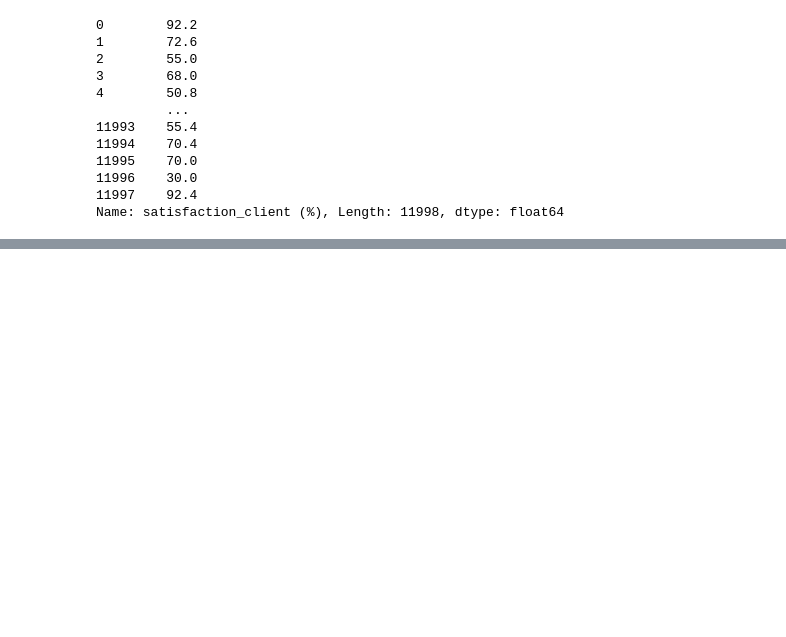
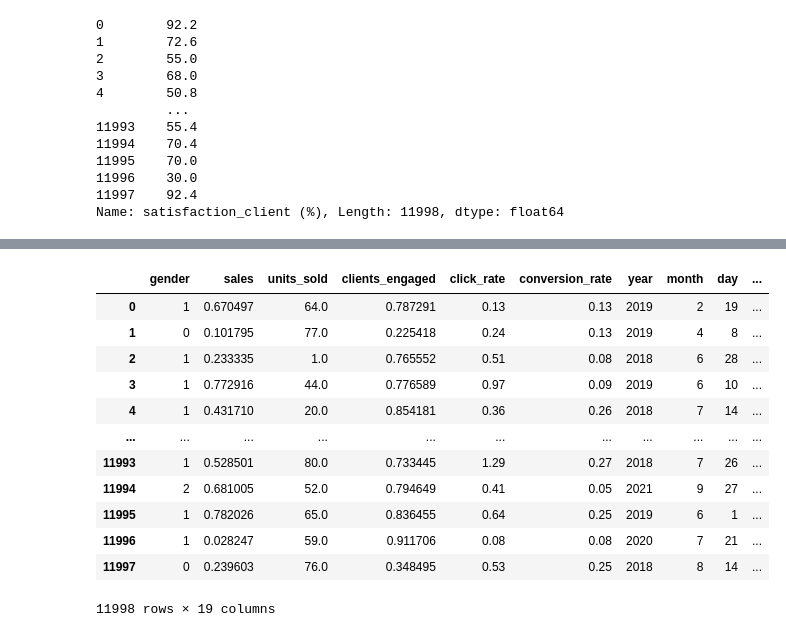
Before and after one commit to OUM124/Analysis-of-the-Campaign-Marketing, a Jupyter notebook: Modeling.ipynb, the cells around one changed output, grey strips where cells are left out. Saved outputs shown, nothing was run; the diff lists cells and outputs as text; code cells hidden in the pictures; blank space fills up the shorter version.

```diff
--- a/Modeling.ipynb
+++ b/Modeling.ipynb
@@ -190,3 +195,19 @@ Tuned Model R-squared: 0.0004697946193884528
+# %%
+data_train
+# %% [output]
+|  | gender | sales | units_sold | clients_engaged | click_rate | conversion_rate | year | month | day | ... |
+| 0 | 1 | 0.670497 | 64.0 | 0.787291 | 0.13 | 0.13 | 2019 | 2 | 19 | ... |
+| 1 | 0 | 0.101795 | 77.0 | 0.225418 | 0.24 | 0.13 | 2019 | 4 | 8 | ... |
+| 2 | 1 | 0.233335 | 1.0 | 0.765552 | 0.51 | 0.08 | 2018 | 6 | 28 | ... |
+| 3 | 1 | 0.772916 | 44.0 | 0.776589 | 0.97 | 0.09 | 2019 | 6 | 10 | ... |
+| 4 | 1 | 0.431710 | 20.0 | 0.854181 | 0.36 | 0.26 | 2018 | 7 | 14 | ... |
+| ... | ... | ... | ... | ... | ... | ... | ... | ... | ... | ... |
+| 11993 | 1 | 0.528501 | 80.0 | 0.733445 | 1.29 | 0.27 | 2018 | 7 | 26 | ... |
+| 11994 | 2 | 0.681005 | 52.0 | 0.794649 | 0.41 | 0.05 | 2021 | 9 | 27 | ... |
+| 11995 | 1 | 0.782026 | 65.0 | 0.836455 | 0.64 | 0.25 | 2019 | 6 | 1 | ... |
+| 11996 | 1 | 0.028247 | 59.0 | 0.911706 | 0.08 | 0.08 | 2020 | 7 | 21 | ... |
+| 11997 | 0 | 0.239603 | 76.0 | 0.348495 | 0.53 | 0.25 | 2018 | 8 | 14 | ... |
+11998 rows × 19 columns
 # %%
 test_data = data.iloc[11998:,:]
 
```
Also changed, not shown: parts of 9 cells of this notebook, 1 other file.
